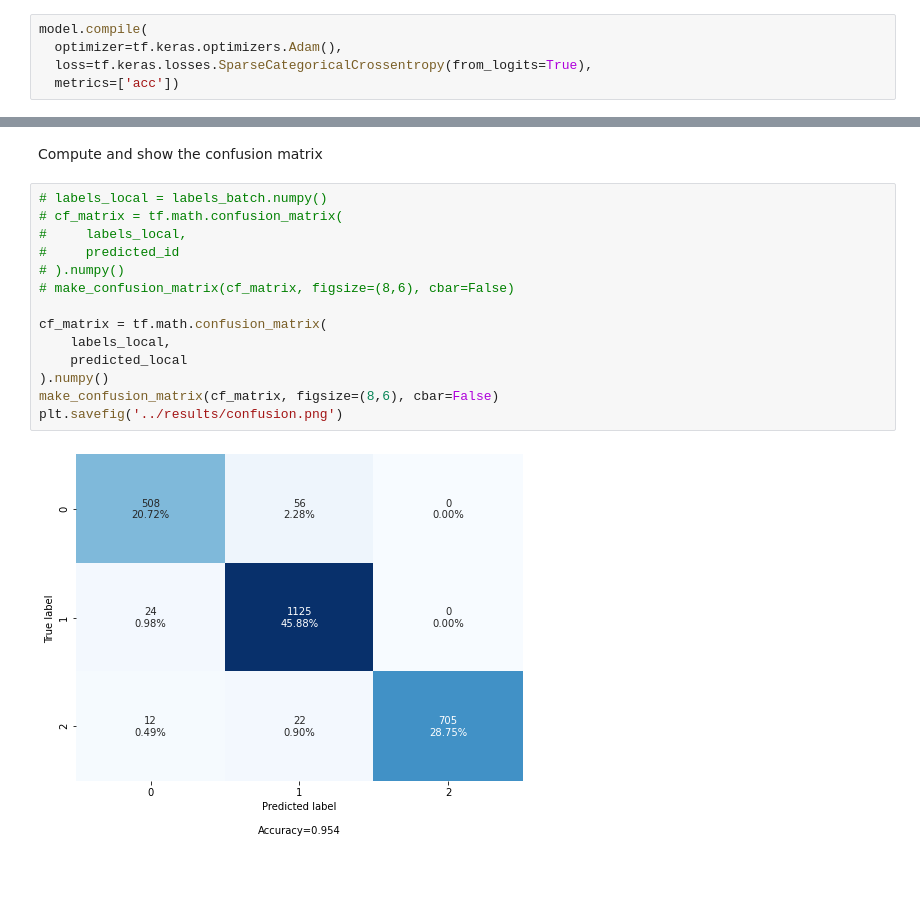
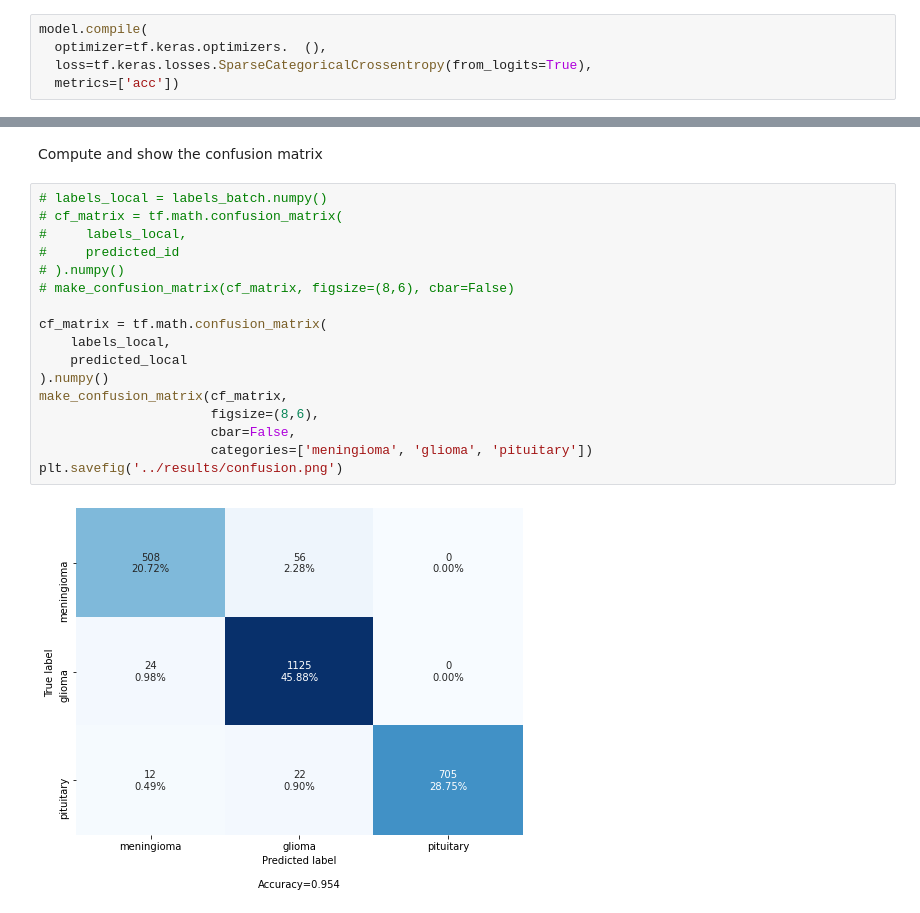
Before and after one commit to AP6YC/MRI-TL-ML, a Jupyter notebook: notebooks/tl-mri.ipynb, the cells around one changed output, grey strips where cells are left out. Saved outputs shown, nothing was run; the diff lists cells and outputs as text; blank space fills up the shorter version.

```diff
--- a/notebooks/tl-mri.ipynb
+++ b/notebooks/tl-mri.ipynb
@@ -185,7 +185,7 @@ TensorShape([32, 3])
 Use compile to configure the training process:
 # %%
 model.compile(
-  optimizer=tf.keras.optimizers.Adam(),
+  optimizer=tf.keras.optimizers.  (),
   loss=tf.keras.losses.SparseCategoricalCrossentropy(from_logits=True),
   metrics=['acc'])
 # %% [markdown]
@@ -407,16 +405,19 @@ Compute and show the confusion matrix
 # %%
 # labels_local = labels_batch.numpy()
 # cf_matrix = tf.math.confusion_matrix(
 #     labels_local,
 #     predicted_id
 # ).numpy()
 # make_confusion_matrix(cf_matrix, figsize=(8,6), cbar=False)
 
 cf_matrix = tf.math.confusion_matrix(
     labels_local,
     predicted_local
 ).numpy()
-make_confusion_matrix(cf_matrix, figsize=(8,6), cbar=False)
+make_confusion_matrix(cf_matrix,
+                      figsize=(8,6),
+                      cbar=False,
+                      categories=['meningioma', 'glioma', 'pituitary'])
 plt.savefig('../results/confusion.png')
 # %% [output]
-[figure, old version]
+[figure, new version]
```
Also changed, not shown: parts of 1 cell of this notebook, 8 other files.
